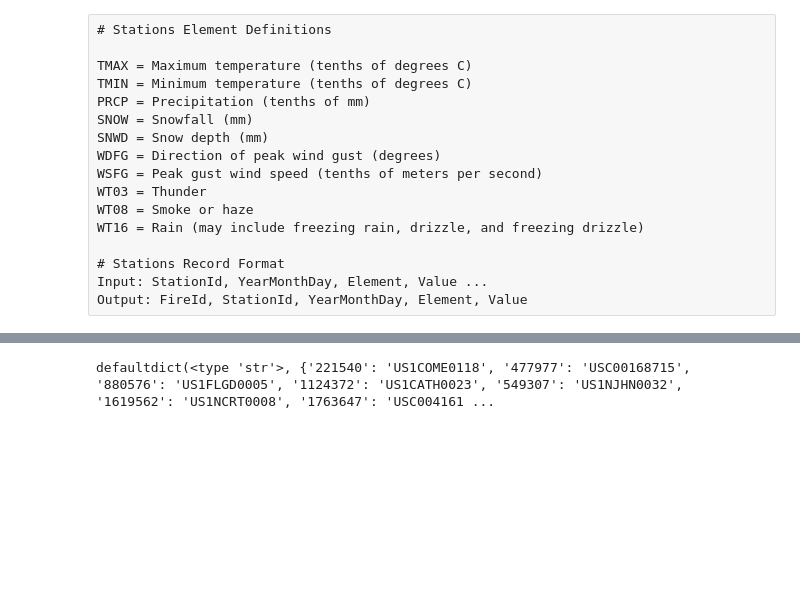
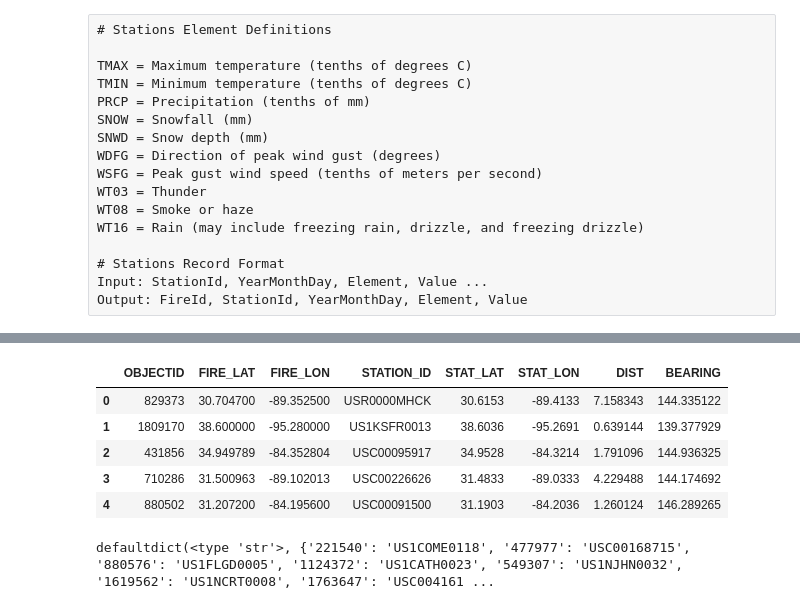
Before and after one commit to cw2yuenberkeley/w209project-s2018, a Jupyter notebook: get_weather_data.ipynb, the cells around one changed output, grey strips where cells are left out. Cells and saved outputs as stored; diff of their text form; code cells hidden in the pictures; blank space fills up the shorter version.

```diff
--- a/get_weather_data.ipynb
+++ b/get_weather_data.ipynb
@@ -268,2 +288,14 @@ df = df.sort_values('FIRE_YEAR')
 # %%
 df.to_csv('./data/fire_dates.csv', encoding='utf-8')
+# %%
+# Read the fire_stations file to join fire data with closes stations
+fire_stations = pd.read_csv('./data/weather/fire_weather_stations.csv.gz', compression='gzip', header=None)
+fire_stations.columns = ['OBJECTID', 'FIRE_LAT', 'FIRE_LON', 'STATION_ID', 'STAT_LAT', 'STAT_LON', 'DIST', 'BEARING']
+fire_stations.head()
+# %% [output]
+|  | OBJECTID | FIRE_LAT | FIRE_LON | STATION_ID | STAT_LAT | STAT_LON | DIST | BEARING |
+| 0 | 829373 | 30.704700 | -89.352500 | USR0000MHCK | 30.6153 | -89.4133 | 7.158343 | 144.335122 |
+| 1 | 1809170 | 38.600000 | -95.280000 | US1KSFR0013 | 38.6036 | -95.2691 | 0.639144 | 139.377929 |
+| 2 | 431856 | 34.949789 | -84.352804 | USC00095917 | 34.9528 | -84.3214 | 1.791096 | 144.936325 |
+| 3 | 710286 | 31.500963 | -89.102013 | USC00226626 | 31.4833 | -89.0333 | 4.229488 | 144.174692 |
+| 4 | 880502 | 31.207200 | -84.195600 | USC00091500 | 31.1903 | -84.2036 | 1.260124 | 146.289265 |
```
Also changed, not shown: parts of 19 cells of this notebook.
